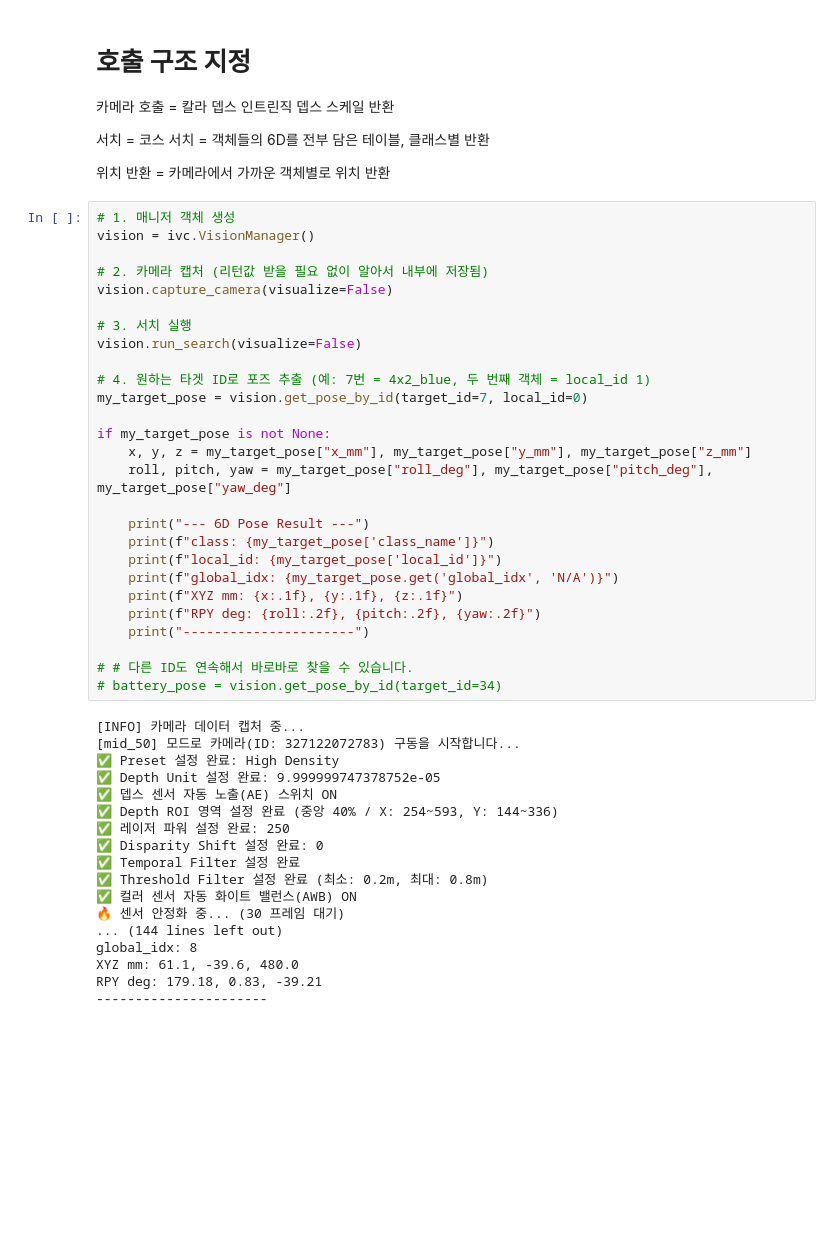
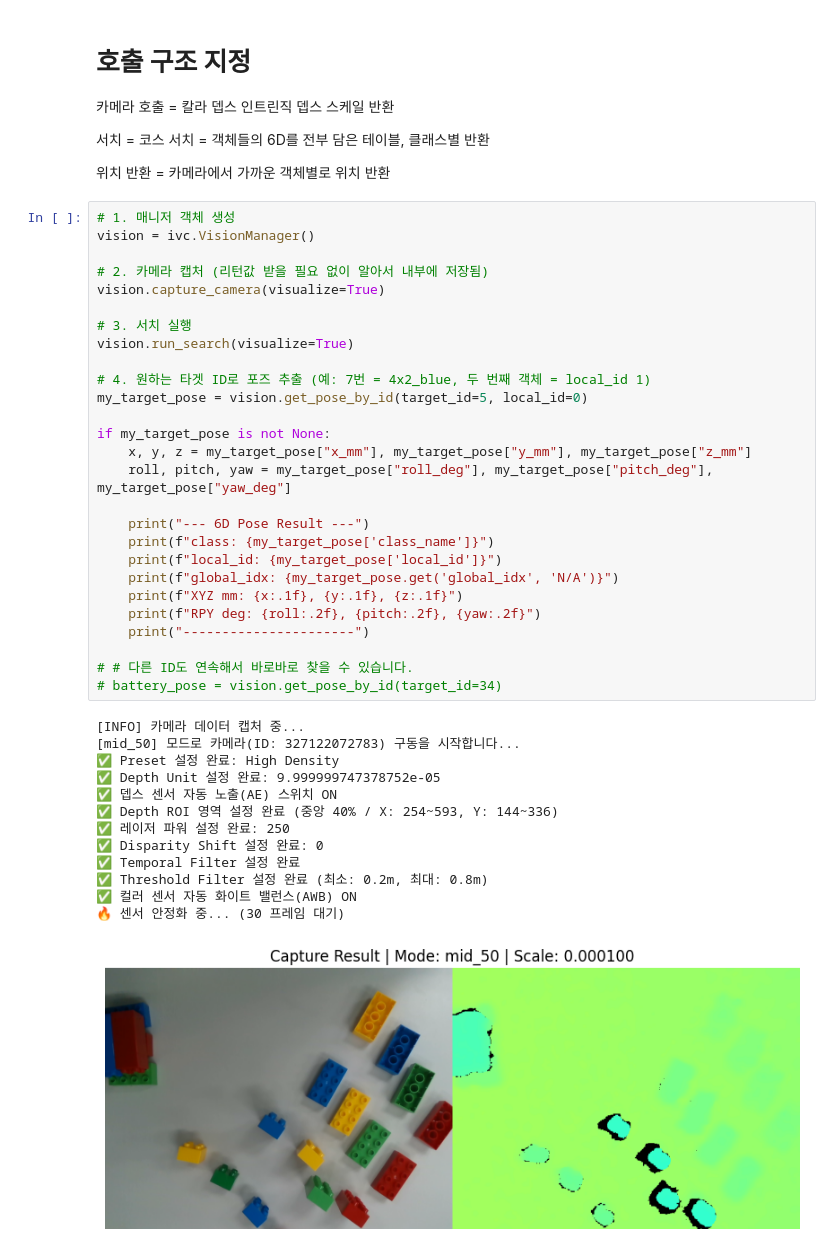
Before and after one commit to engineer0914/pointcloud_test, a Jupyter notebook: INUVision_calling_set.ipynb, the cells around one changed output. Drawn from its saved outputs; the diff is of its cells as text; blank space fills up the shorter version.

```diff
--- a/INUVision_calling_set.ipynb
+++ b/INUVision_calling_set.ipynb
@@ -39,43 +17,39 @@ Jupyter environment detected. Enabling Open3D WebVisualizer.
 vision = ivc.VisionManager()
 
 # 2. 카메라 캡처 (리턴값 받을 필요 없이 알아서 내부에 저장됨)
-vision.capture_camera(visualize=False)
+vision.capture_camera(visualize=True)
 
 # 3. 서치 실행
-vision.run_search(visualize=False)
+vision.run_search(visualize=True)
 
 # 4. 원하는 타겟 ID로 포즈 추출 (예: 7번 = 4x2_blue, 두 번째 객체 = local_id 1)
-my_target_pose = vision.get_pose_by_id(target_id=7, local_id=0)
+my_target_pose = vision.get_pose_by_id(target_id=5, local_id=0)
 
 if my_target_pose is not None:
     x, y, z = my_target_pose["x_mm"], my_target_pose["y_mm"], my_target_pose["z_mm"]
     roll, pitch, yaw = my_target_pose["roll_deg"], my_target_pose["pitch_deg"], my_target_pose["yaw_deg"]
 
     print("--- 6D Pose Result ---")
     print(f"class: {my_target_pose['class_name']}")
     print(f"local_id: {my_target_pose['local_id']}")
     print(f"global_idx: {my_target_pose.get('global_idx', 'N/A')}")
     print(f"XYZ mm: {x:.1f}, {y:.1f}, {z:.1f}")
     print(f"RPY deg: {roll:.2f}, {pitch:.2f}, {yaw:.2f}")
     print("----------------------")
 
 # # 다른 ID도 연속해서 바로바로 찾을 수 있습니다.
 # battery_pose = vision.get_pose_by_id(target_id=34)
 # %% [output]
 [INFO] 카메라 데이터 캡처 중...
 [mid_50] 모드로 카메라(ID: 327122072783) 구동을 시작합니다...
 ✅ Preset 설정 완료: High Density
 ✅ Depth Unit 설정 완료: 9.999999747378752e-05
 ✅ 뎁스 센서 자동 노출(AE) 스위치 ON
 ✅ Depth ROI 영역 설정 완료 (중앙 40% / X: 254~593, Y: 144~336)
 ✅ 레이저 파워 설정 완료: 250
 ✅ Disparity Shift 설정 완료: 0
 ✅ Temporal Filter 설정 완료
 ✅ Threshold Filter 설정 완료 (최소: 0.2m, 최대: 0.8m)
 ✅ 컬러 센서 자동 화이트 밸런스(AWB) ON
 🔥 센서 안정화 중... (30 프레임 대기)
-... (144 lines left out)
-global_idx: 8
-XYZ mm: 61.1, -39.6, 480.0
-RPY deg: 179.18, 0.83, -39.21
-----------------------
+[figure, added]
```
Also changed, not shown: parts of 2 cells of this notebook.
